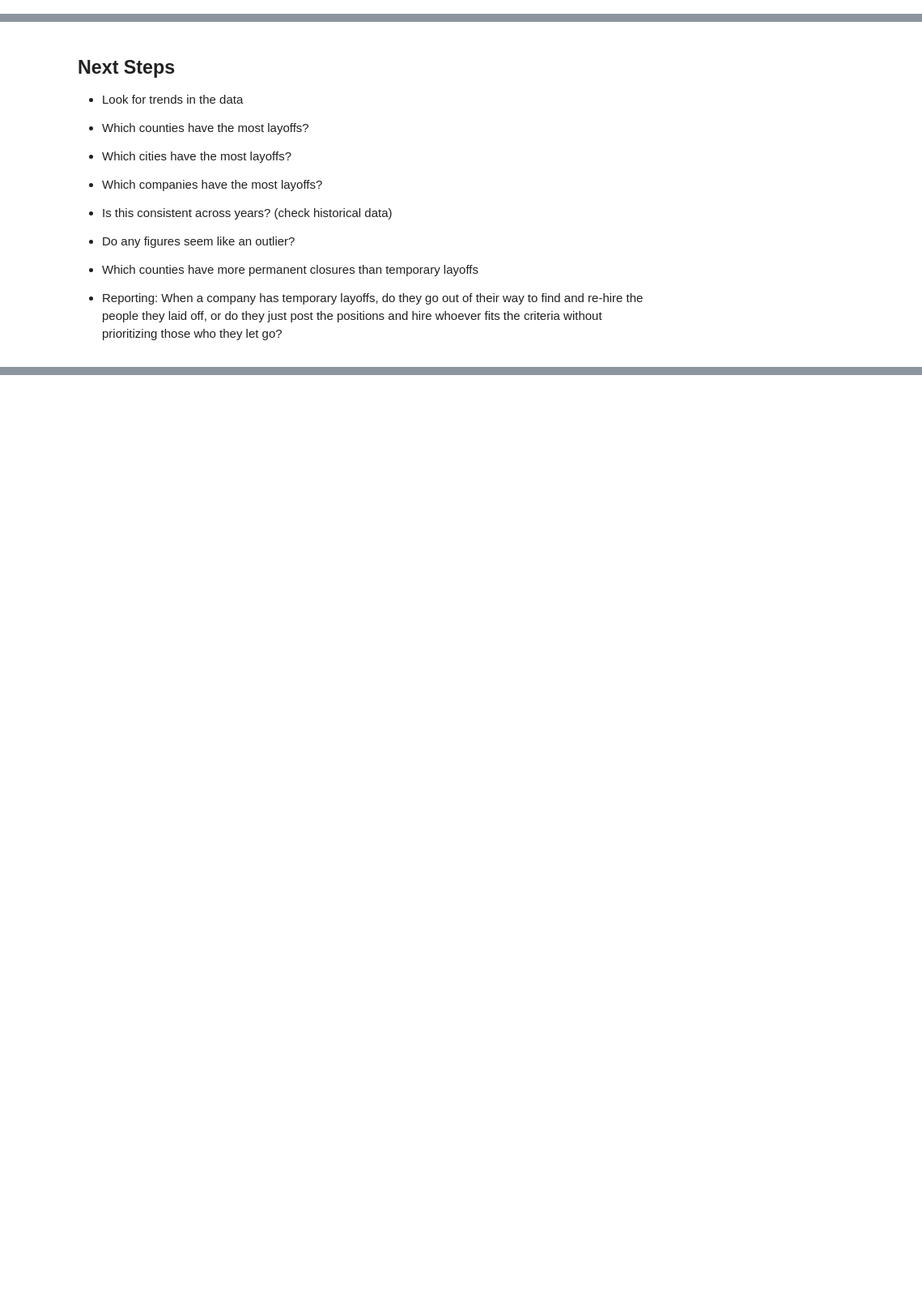
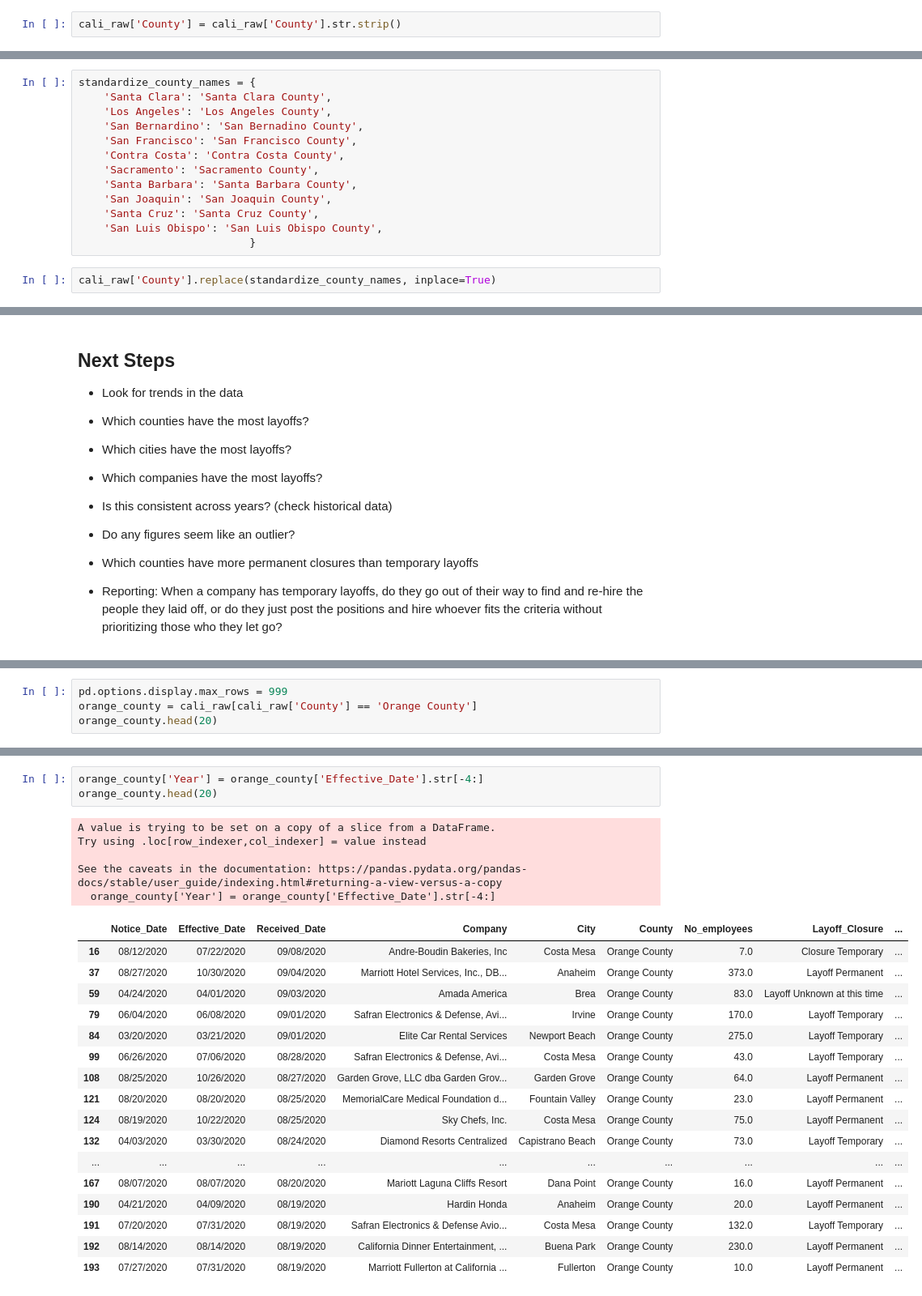
Before and after one commit to biglocalnews/WARN_Cali_analysis, a Jupyter notebook: cali_warn_explore.ipynb, the cells around one changed output, grey strips where cells are left out. Shown at 81% size. Saved outputs shown, nothing was run; the diff lists cells and outputs as text; blank space fills up the shorter version.

Commit message:
standardize some data/prelim look at data

```diff
--- a/cali_warn_explore.ipynb
+++ b/cali_warn_explore.ipynb
@@ -21,0 +95,2 @@ cali_raw
+# %%
+cali_raw['County'] = cali_raw['County'].str.strip()
@@ -21,0 +124,15 @@ cali_raw
+# %%
+standardize_county_names = {
+    'Santa Clara': 'Santa Clara County',
+    'Los Angeles': 'Los Angeles County',
+    'San Bernardino': 'San Bernadino County',
+    'San Francisco': 'San Francisco County',
+    'Contra Costa': 'Contra Costa County',
+    'Sacramento': 'Sacramento County',
+    'Santa Barbara': 'Santa Barbara County',
+    'San Joaquin': 'San Joaquin County',
+    'Santa Cruz': 'Santa Cruz County',
+    'San Luis Obispo': 'San Luis Obispo County',
+                           }
+# %%
+cali_raw['County'].replace(standardize_county_names, inplace=True)
@@ -34,0 +182,4 @@ cali_raw
+# %%
+pd.options.display.max_rows = 999
+orange_county = cali_raw[cali_raw['County'] == 'Orange County']
+orange_county.head(20)
@@ -34,0 +204,26 @@ cali_raw
+# %%
+orange_county['Year'] = orange_county['Effective_Date'].str[-4:]
+orange_county.head(20)
+# %% [output]
+A value is trying to be set on a copy of a slice from a DataFrame.
+Try using .loc[row_indexer,col_indexer] = value instead
+
+See the caveats in the documentation: https://pandas.pydata.org/pandas-docs/stable/user_guide/indexing.html#returning-a-view-versus-a-copy
+  orange_county['Year'] = orange_county['Effective_Date'].str[-4:]
+|  | Notice_Date | Effective_Date | Received_Date | Company | City | County | No_employees | Layoff_Closure | ... |
+| 16 | 08/12/2020 | 07/22/2020 | 09/08/2020 | Andre-Boudin Bakeries, Inc | Costa Mesa | Orange County | 7.0 | Closure Temporary | ... |
+| 37 | 08/27/2020 | 10/30/2020 | 09/04/2020 | Marriott Hotel Services, Inc., DB... | Anaheim | Orange County | 373.0 | Layoff Permanent | ... |
+| 59 | 04/24/2020 | 04/01/2020 | 09/03/2020 | Amada America | Brea | Orange County | 83.0 | Layoff Unknown at this time | ... |
+| 79 | 06/04/2020 | 06/08/2020 | 09/01/2020 | Safran Electronics & Defense, Avi... | Irvine | Orange County | 170.0 | Layoff Temporary | ... |
+| 84 | 03/20/2020 | 03/21/2020 | 09/01/2020 | Elite Car Rental Services | Newport Beach | Orange County | 275.0 | Layoff Temporary | ... |
+| 99 | 06/26/2020 | 07/06/2020 | 08/28/2020 | Safran Electronics & Defense, Avi... | Costa Mesa | Orange County | 43.0 | Layoff Temporary | ... |
+| 108 | 08/25/2020 | 10/26/2020 | 08/27/2020 | Garden Grove, LLC dba Garden Grov... | Garden Grove | Orange County | 64.0 | Layoff Permanent | ... |
+| 121 | 08/20/2020 | 08/20/2020 | 08/25/2020 | MemorialCare Medical Foundation d... | Fountain Valley | Orange County | 23.0 | Layoff Permanent | ... |
+| 124 | 08/19/2020 | 10/22/2020 | 08/25/2020 | Sky Chefs, Inc. | Costa Mesa | Orange County | 75.0 | Layoff Permanent | ... |
+| 132 | 04/03/2020 | 03/30/2020 | 08/24/2020 | Diamond Resorts Centralized | Capistrano Beach | Orange County | 73.0 | Layoff Temporary | ... |
+| ... | ... | ... | ... | ... | ... | ... | ... | ... | ... |
+| 167 | 08/07/2020 | 08/07/2020 | 08/20/2020 | Mariott Laguna Cliffs Resort | Dana Point | Orange County | 16.0 | Layoff Permanent | ... |
+| 190 | 04/21/2020 | 04/09/2020 | 08/19/2020 | Hardin Honda | Anaheim | Orange County | 20.0 | Layoff Permanent | ... |
+| 191 | 07/20/2020 | 07/31/2020 | 08/19/2020 | Safran Electronics & Defense Avio... | Costa Mesa | Orange County | 132.0 | Layoff Temporary | ... |
+| 192 | 08/14/2020 | 08/14/2020 | 08/19/2020 | California Dinner Entertainment, ... | Buena Park | Orange County | 230.0 | Layoff Permanent | ... |
+| 193 | 07/27/2020 | 07/31/2020 | 08/19/2020 | Marriott Fullerton at California ... | Fullerton | Orange County | 10.0 | Layoff Permanent | ... |
```
Also changed, not shown: parts of 28 cells of this notebook, 4 other files.
